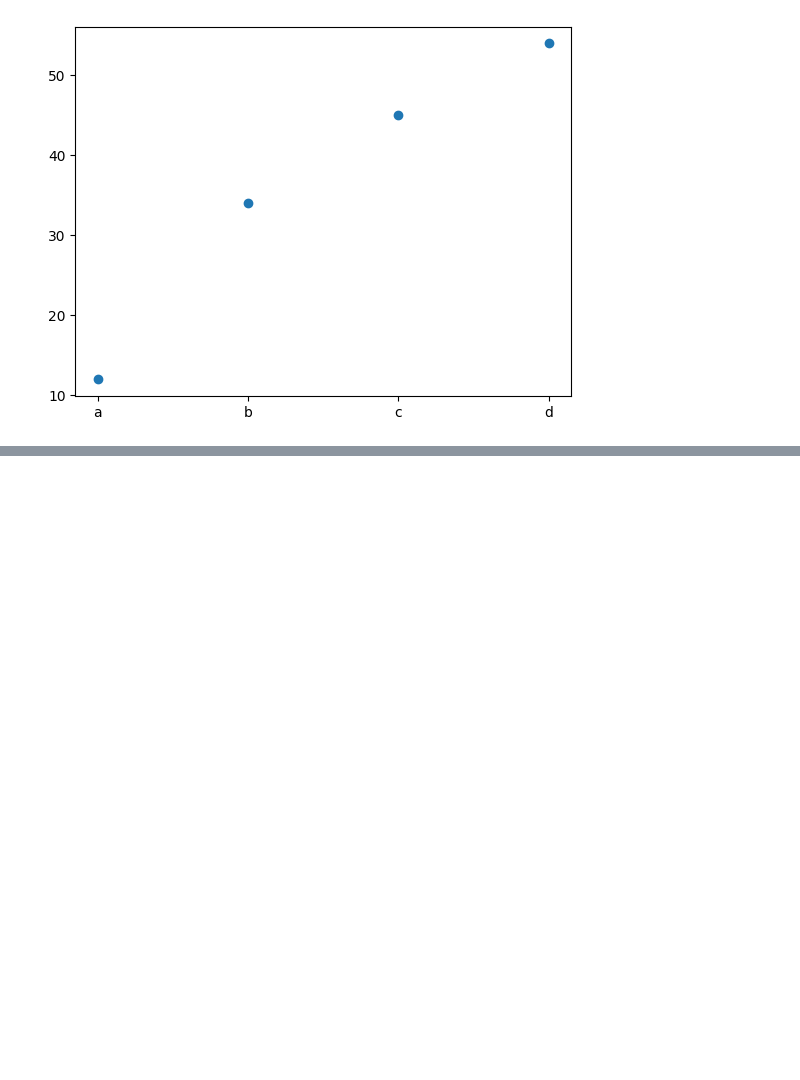
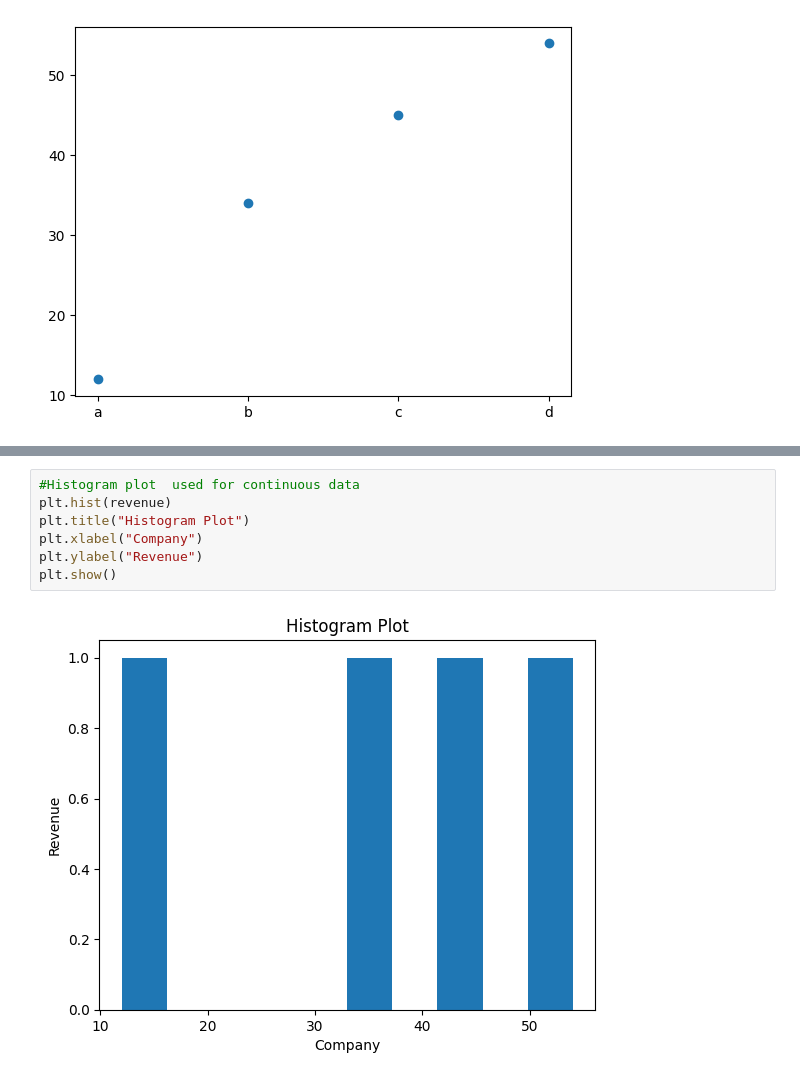
Before and after one commit to nitesh-101/Python_practice, a Jupyter notebook: Data Analysis/matplotlib.ipynb, the cells around one changed output, grey strips where cells are left out. Drawn from its saved outputs; the diff is of its cells as text; blank space fills up the shorter version.

```diff
--- a/Data Analysis/matplotlib.ipynb
+++ b/Data Analysis/matplotlib.ipynb
@@ -276,0 +299,9 @@ plt.bar(company,revenue)
+# %%
+#Histogram plot  used for continuous data
+plt.hist(revenue)
+plt.title("Histogram Plot")
+plt.xlabel("Company")
+plt.ylabel("Revenue")
+plt.show()
+# %% [output]
+[figure, added]
```
Also changed, not shown: parts of 23 cells of this notebook.
